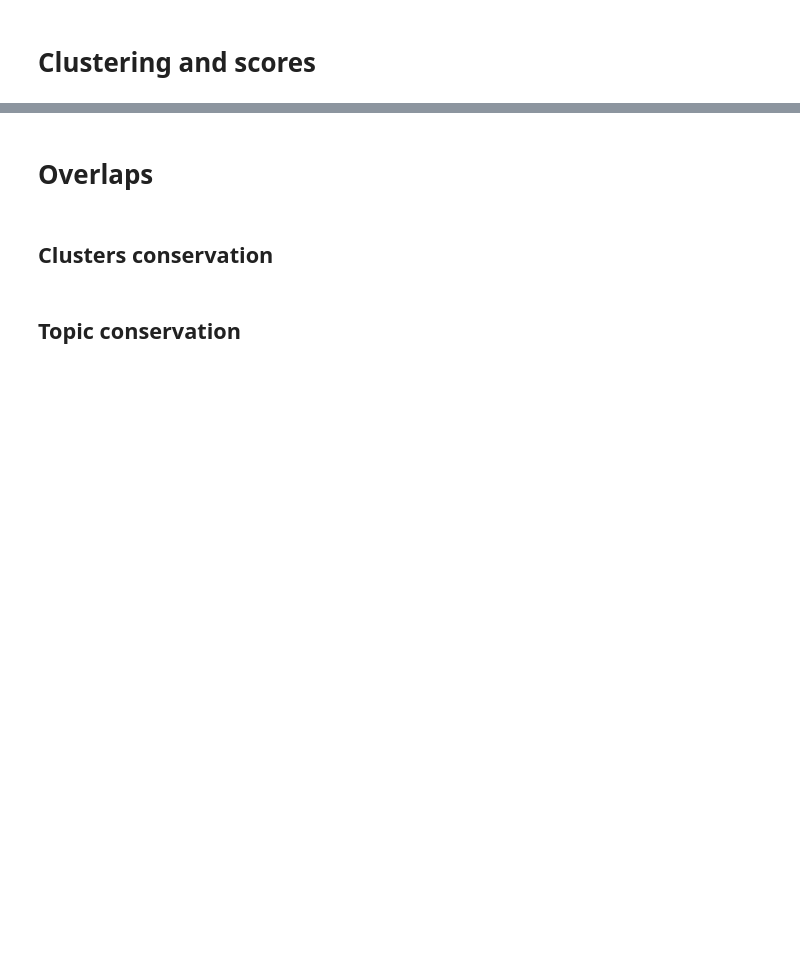
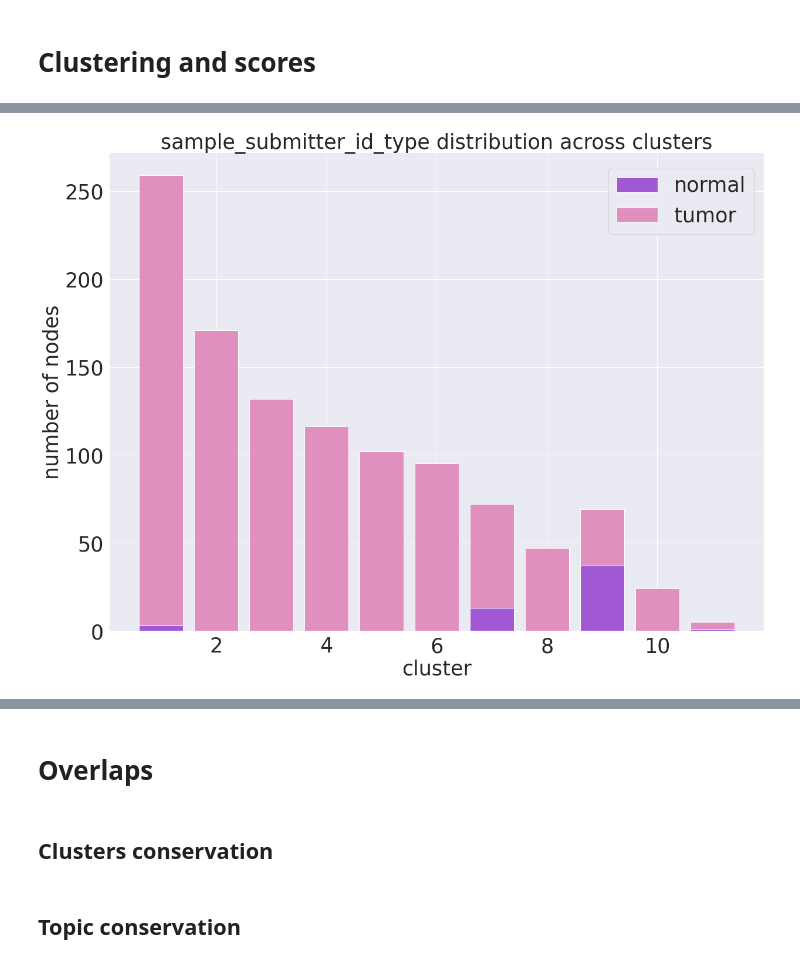
Before and after one commit to BioPhys-Turin/keywordTCGA, a Jupyter notebook: paper.ipynb, the cells around one changed output, grey strips where cells are left out. Cells and saved outputs as stored; diff of their text form; code cells hidden in the pictures; blank space fills up the shorter version.

Commit message:
use only brca

```diff
--- a/paper.ipynb
+++ b/paper.ipynb
@@ -66,0 +114,10 @@ fig.savefig("%s/metric_scores_%s.pdf"%(directory,analysis))
+# %%
+level = 2
+algorithm = "topsbm"
+cluster = get_cluster_given_l(level, "brca", algorithm=algorithm)
+fraction_sites = get_fraction_sites(cluster, df_files=pd.read_csv("brca/files.dat", index_col=0), label=labels[1], normalise=False)
+
+clustersinfo = get_clustersinfo(cluster,fraction_sites)
+plot_cluster_composition(fraction_sites,"brca",level,label=labels[1], normalise=False,algorithm=algorithm)
+# %% [output]
+[figure, added]
```
Also changed, not shown: parts of 11 cells of this notebook, 1 other file.
